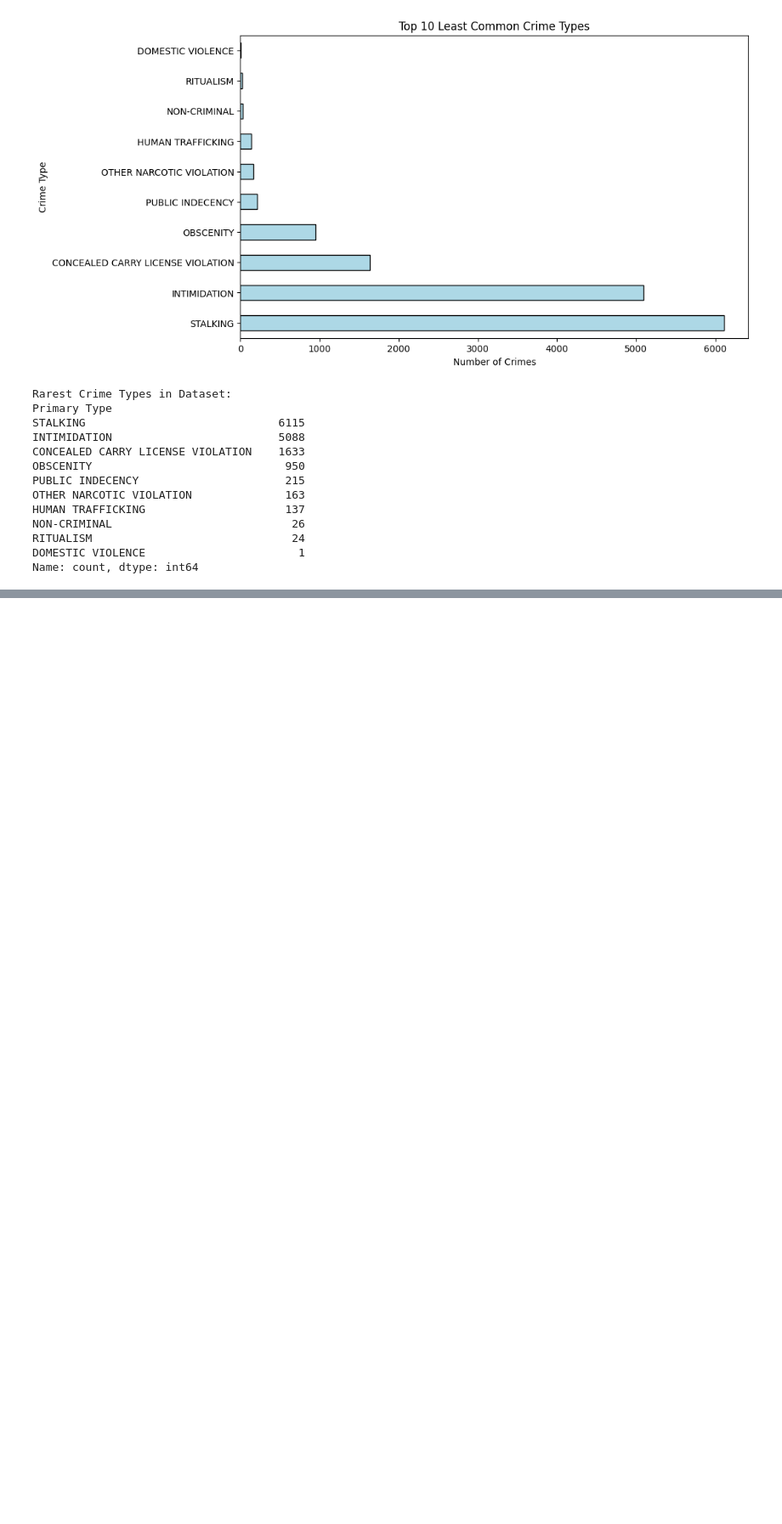
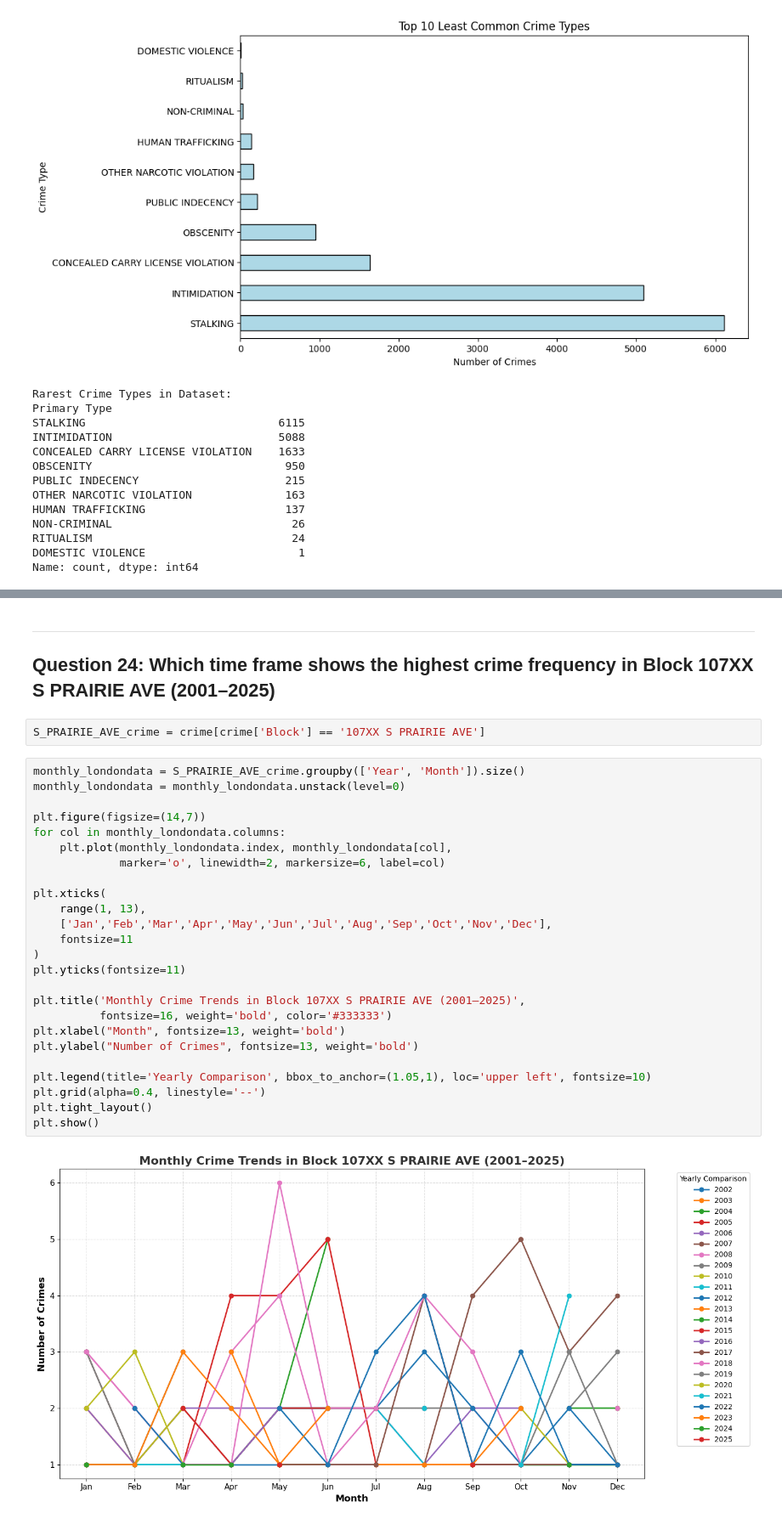
Before and after one commit to trishannehui/MIDTERM_HANDSON, a Jupyter notebook: AMARILLO_HANDSON.ipynb, the cells around one changed output, grey strips where cells are left out. Shown at 85% size. Drawn from its saved outputs; the diff is of its cells as text; blank space fills up the shorter version.

```diff
--- a/AMARILLO_HANDSON.ipynb
+++ b/AMARILLO_HANDSON.ipynb
@@ -546,0 +682,32 @@ Name: count, dtype: int64
+# %% [markdown]
+<hr>
+<h2>Question 24: Which time frame shows the highest crime frequency in Block 107XX S PRAIRIE AVE (2001–2025)</h2>
+# %%
+S_PRAIRIE_AVE_crime = crime[crime['Block'] == '107XX S PRAIRIE AVE']
+# %%
+monthly_londondata = S_PRAIRIE_AVE_crime.groupby(['Year', 'Month']).size()
+monthly_londondata = monthly_londondata.unstack(level=0)
+
+plt.figure(figsize=(14,7))
+for col in monthly_londondata.columns:
+    plt.plot(monthly_londondata.index, monthly_londondata[col],
+             marker='o', linewidth=2, markersize=6, label=col)
+
+plt.xticks(
+    range(1, 13),
+    ['Jan','Feb','Mar','Apr','May','Jun','Jul','Aug','Sep','Oct','Nov','Dec'],
+    fontsize=11
+)
+plt.yticks(fontsize=11)
+
+plt.title('Monthly Crime Trends in Block 107XX S PRAIRIE AVE (2001–2025)',
+          fontsize=16, weight='bold', color='#333333')
+plt.xlabel("Month", fontsize=13, weight='bold')
+plt.ylabel("Number of Crimes", fontsize=13, weight='bold')
+
+plt.legend(title='Yearly Comparison', bbox_to_anchor=(1.05,1), loc='upper left', fontsize=10)
+plt.grid(alpha=0.4, linestyle='--')
+plt.tight_layout()
+plt.show()
+# %% [output]
+[figure, added]
```
Also changed, not shown: parts of 40 cells of this notebook, 1 other file.
